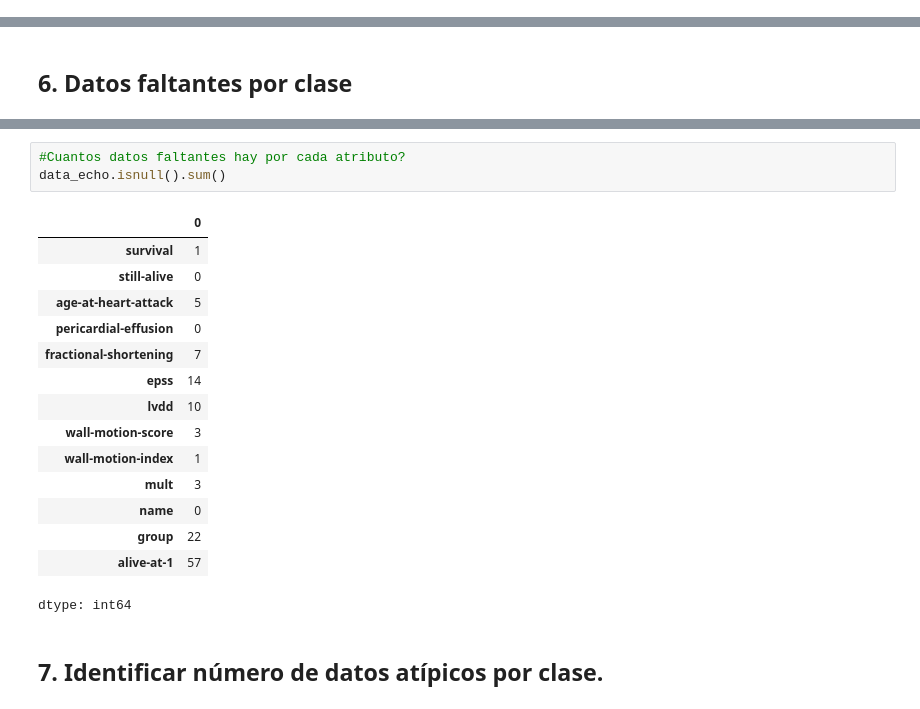
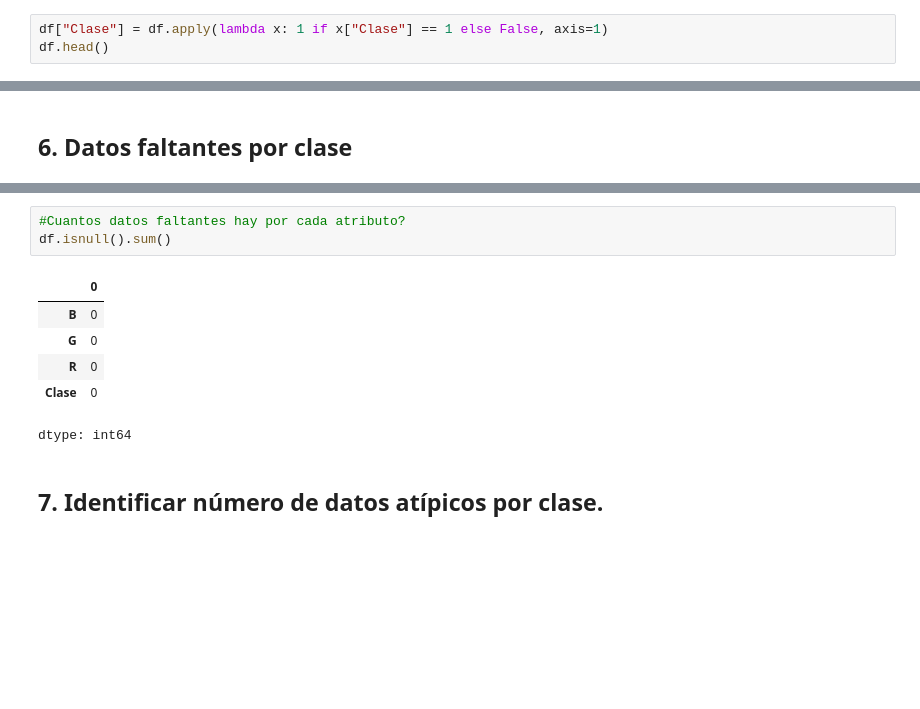
Before and after one commit to marioleandrovanegas/Entrega3U1, a Jupyter notebook: MD/Grupo6_Unidad1_Modulo3.ipynb, the cells around one changed output, grey strips where cells are left out. Saved outputs shown, nothing was run; the diff lists cells and outputs as text; blank space fills up the shorter version.

```diff
--- a/MD/Grupo6_Unidad1_Modulo3.ipynb
+++ b/MD/Grupo6_Unidad1_Modulo3.ipynb
@@ -89,0 +86,3 @@ dtype: object
+# %%
+df["Clase"] = df.apply(lambda x: 1 if x["Clase"] == 1 else False, axis=1)
+df.head()
@@ -168,21 +172,12 @@ max(data_echo.isnull().sum(axis=1))
 # %%
 #Cuantos datos faltantes hay por cada atributo?
-data_echo.isnull().sum()
+df.isnull().sum()
 # %% [output]
 |  | 0 |
-| survival | 1 |
-| still-alive | 0 |
-| age-at-heart-attack | 5 |
-| pericardial-effusion | 0 |
-| fractional-shortening | 7 |
-| epss | 14 |
-| lvdd | 10 |
-| wall-motion-score | 3 |
-| wall-motion-index | 1 |
-| mult | 3 |
-| name | 0 |
-| group | 22 |
-| alive-at-1 | 57 |
+| B | 0 |
+| G | 0 |
+| R | 0 |
+| Clase | 0 |
 dtype: int64
 # %% [markdown]
 ## **7. Identificar número de datos atípicos por clase.**
```
Also changed, not shown: parts of 21 cells of this notebook.
